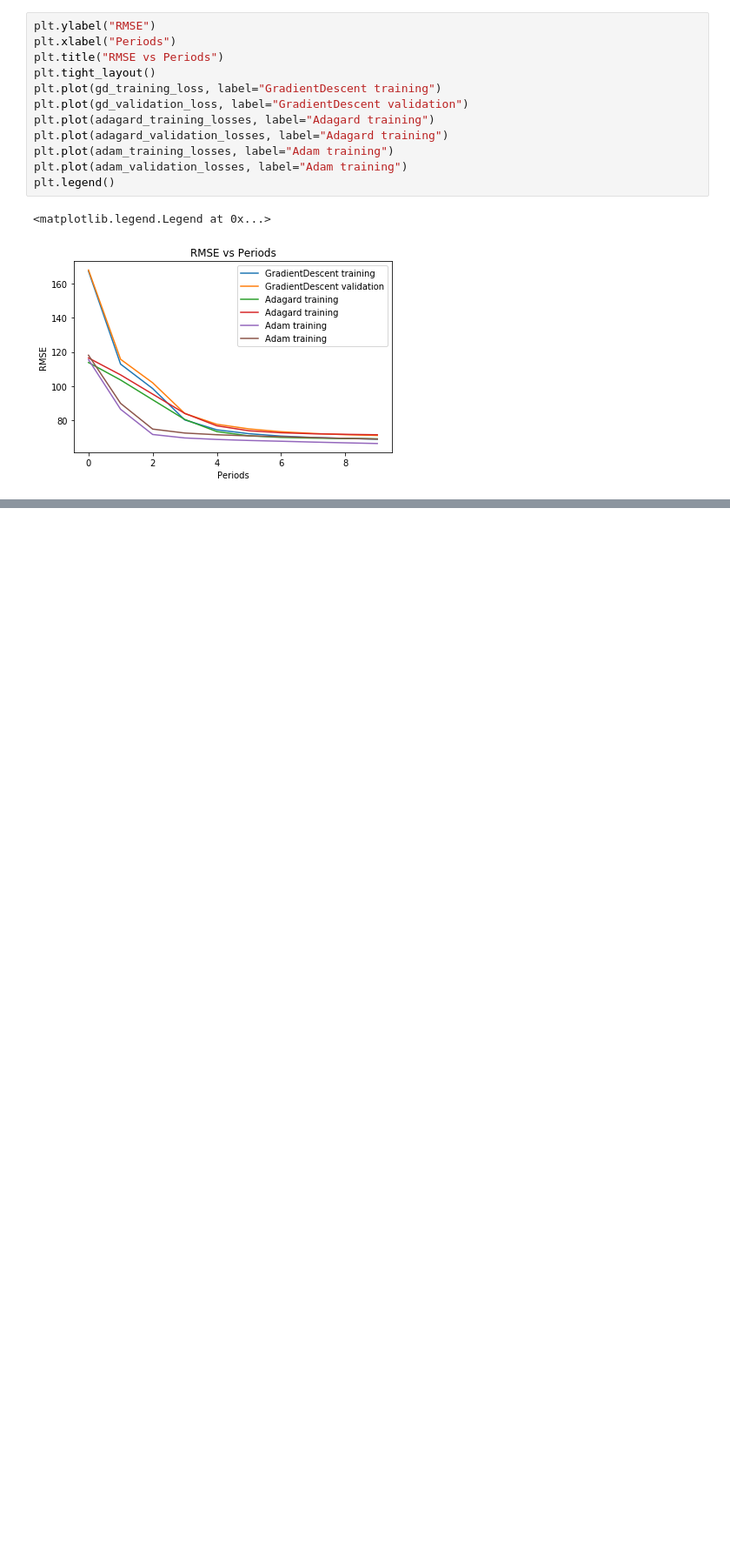
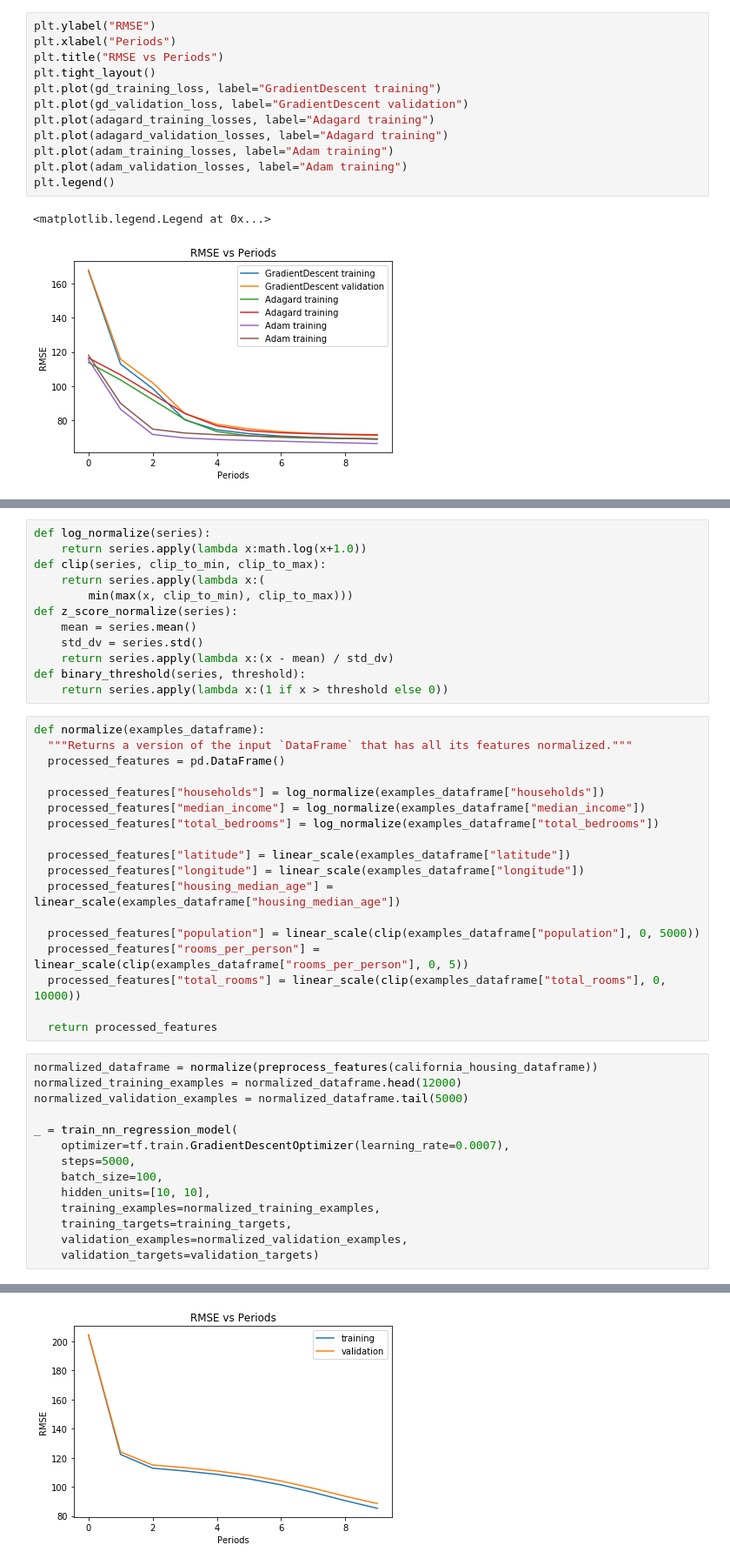
Before and after one commit to AustinSong/ml-crash-course, a Jupyter notebook: programming_exercises/Improving Neural Network Performance.ipynb, the cells around one changed output, grey strips where cells are left out. Shown at 87% size. Cells and saved outputs as stored; diff of their text form; blank space fills up the shorter version.

```diff
--- a/programming_exercises/Improving Neural Network Performance.ipynb
+++ b/programming_exercises/Improving Neural Network Performance.ipynb
@@ -372,0 +379,45 @@ plt.legend()
+# %%
+def log_normalize(series):
+    return series.apply(lambda x:math.log(x+1.0))
+def clip(series, clip_to_min, clip_to_max):
+    return series.apply(lambda x:(
+        min(max(x, clip_to_min), clip_to_max)))
+def z_score_normalize(series):
+    mean = series.mean()
+    std_dv = series.std()
+    return series.apply(lambda x:(x - mean) / std_dv)
+def binary_threshold(series, threshold):
+    return series.apply(lambda x:(1 if x > threshold else 0))
+# %%
+def normalize(examples_dataframe):
+  """Returns a version of the input `DataFrame` that has all its features normalized."""
+  processed_features = pd.DataFrame()
+
+  processed_features["households"] = log_normalize(examples_dataframe["households"])
+  processed_features["median_income"] = log_normalize(examples_dataframe["median_income"])
+  processed_features["total_bedrooms"] = log_normalize(examples_dataframe["total_bedrooms"])
+
+  processed_features["latitude"] = linear_scale(examples_dataframe["latitude"])
+  processed_features["longitude"] = linear_scale(examples_dataframe["longitude"])
+  processed_features["housing_median_age"] = linear_scale(examples_dataframe["housing_median_age"])
+
+  processed_features["population"] = linear_scale(clip(examples_dataframe["population"], 0, 5000))
+  processed_features["rooms_per_person"] = linear_scale(clip(examples_dataframe["rooms_per_person"], 0, 5))
+  processed_features["total_rooms"] = linear_scale(clip(examples_dataframe["total_rooms"], 0, 10000))
+
+  return processed_features
+# %%
+normalized_dataframe = normalize(preprocess_features(california_housing_dataframe))
+normalized_training_examples = normalized_dataframe.head(12000)
+normalized_validation_examples = normalized_dataframe.tail(5000)
+
+_ = train_nn_regression_model(
+    optimizer=tf.train.GradientDescentOptimizer(learning_rate=0.0007),
+    steps=5000,
+    batch_size=100,
+    hidden_units=[10, 10],
+    training_examples=normalized_training_examples,
+    training_targets=training_targets,
+    validation_examples=normalized_validation_examples,
+    validation_targets=validation_targets)
+# %% [output]
@@ -372,0 +439 @@ plt.legend()
+[figure, added]
```
Also changed, not shown: parts of 3 cells of this notebook.
